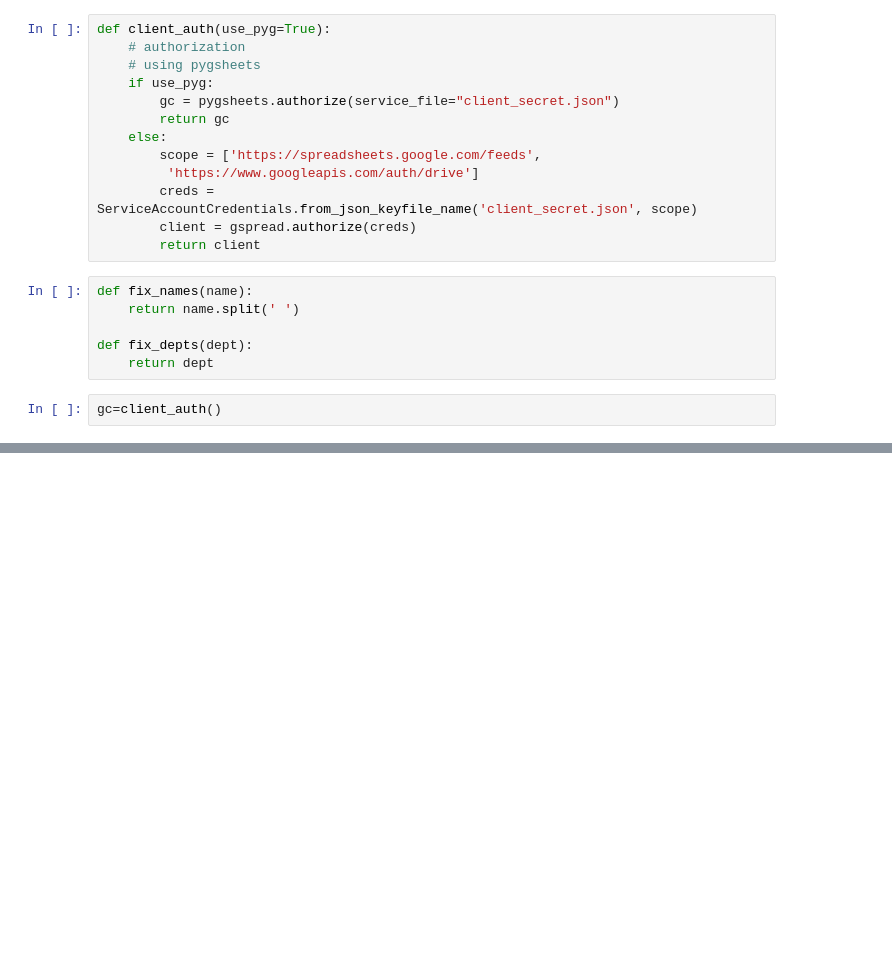
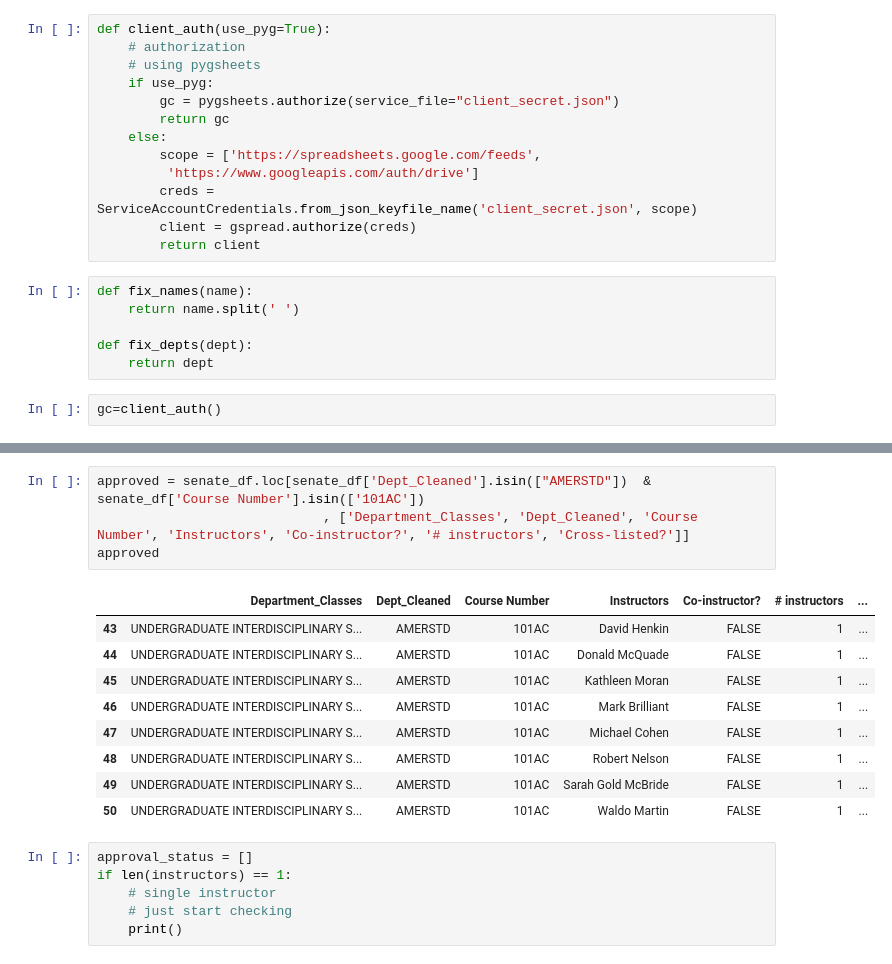
Before and after one commit to jiyoojeong/americancultures, a Jupyter notebook: sort.ipynb, the cells around one changed output, grey strips where cells are left out. Drawn from its saved outputs; the diff is of its cells as text; blank space fills up the shorter version.

```diff
--- a/sort.ipynb
+++ b/sort.ipynb
@@ -74,0 +125,20 @@ for name, course in names:
+# %%
+approved = senate_df.loc[senate_df['Dept_Cleaned'].isin(["AMERSTD"])  &  senate_df['Course Number'].isin(['101AC'])
+                             , ['Department_Classes', 'Dept_Cleaned', 'Course Number', 'Instructors', 'Co-instructor?', '# instructors', 'Cross-listed?']]
+approved
+# %% [output]
+|  | Department_Classes | Dept_Cleaned | Course Number | Instructors | Co-instructor? | # instructors | ... |
+| 43 | UNDERGRADUATE INTERDISCIPLINARY S... | AMERSTD | 101AC | David Henkin | FALSE | 1 | ... |
+| 44 | UNDERGRADUATE INTERDISCIPLINARY S... | AMERSTD | 101AC | Donald McQuade | FALSE | 1 | ... |
+| 45 | UNDERGRADUATE INTERDISCIPLINARY S... | AMERSTD | 101AC | Kathleen Moran | FALSE | 1 | ... |
+| 46 | UNDERGRADUATE INTERDISCIPLINARY S... | AMERSTD | 101AC | Mark Brilliant | FALSE | 1 | ... |
+| 47 | UNDERGRADUATE INTERDISCIPLINARY S... | AMERSTD | 101AC | Michael Cohen | FALSE | 1 | ... |
+| 48 | UNDERGRADUATE INTERDISCIPLINARY S... | AMERSTD | 101AC | Robert Nelson | FALSE | 1 | ... |
+| 49 | UNDERGRADUATE INTERDISCIPLINARY S... | AMERSTD | 101AC | Sarah Gold McBride | FALSE | 1 | ... |
+| 50 | UNDERGRADUATE INTERDISCIPLINARY S... | AMERSTD | 101AC | Waldo Martin | FALSE | 1 | ... |
+# %%
+approval_status = []
+if len(instructors) == 1:
+    # single instructor
+    # just start checking
+    print()
```
Also changed, not shown: parts of 9 cells of this notebook.
